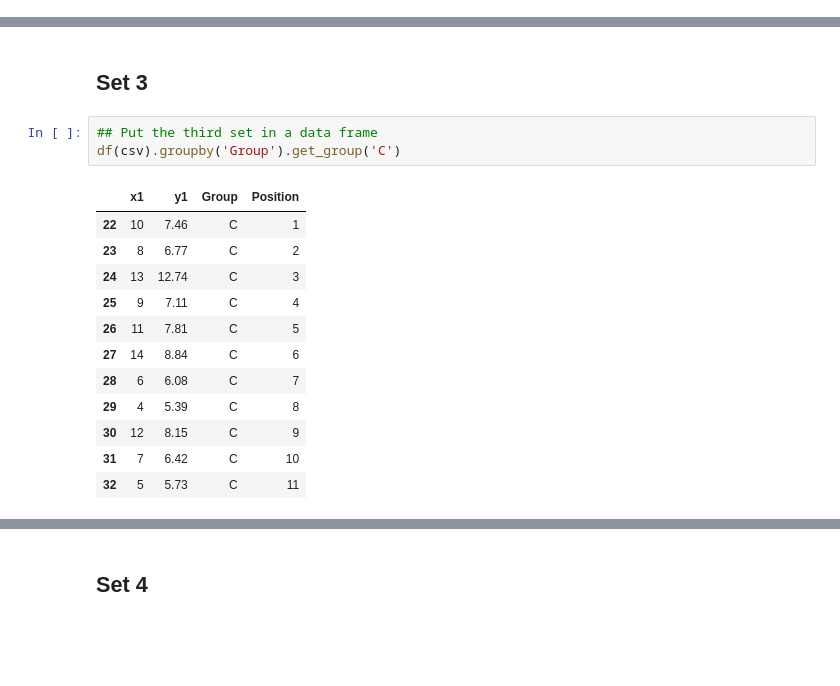
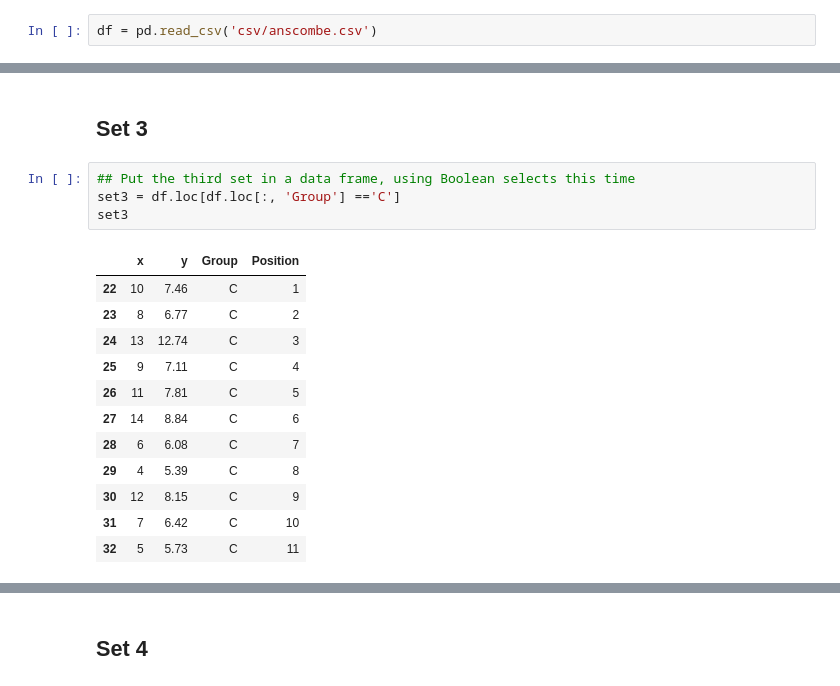
Before and after one commit to MarionMcG/data-analysis, a Jupyter notebook: anscombe.ipynb, the cells around one changed output, grey strips where cells are left out. Cells and saved outputs as stored; diff of their text form; blank space fills up the shorter version.

```diff
--- a/anscombe.ipynb
+++ b/anscombe.ipynb
@@ -46,0 +26,2 @@ df(csv).groupby('Group').get_group('A')
+# %%
+df = pd.read_csv('csv/anscombe.csv')
@@ -106,10 +104,11 @@ plt.show()
 # %% [markdown]
 ## Set 3
 # %%
-## Put the third set in a data frame
-df(csv).groupby('Group').get_group('C')
+## Put the third set in a data frame, using Boolean selects this time
+set3 = df.loc[df.loc[:, 'Group'] =='C']
+set3
 # %% [output]
-|  | x1 | y1 | Group | Position |
+|  | x | y | Group | Position |
 | 22 | 10 | 7.46 | C | 1 |
 | 23 | 8 | 6.77 | C | 2 |
 | 24 | 13 | 12.74 | C | 3 |
```
Also changed, not shown: parts of 15 cells of this notebook, 1 other file.
